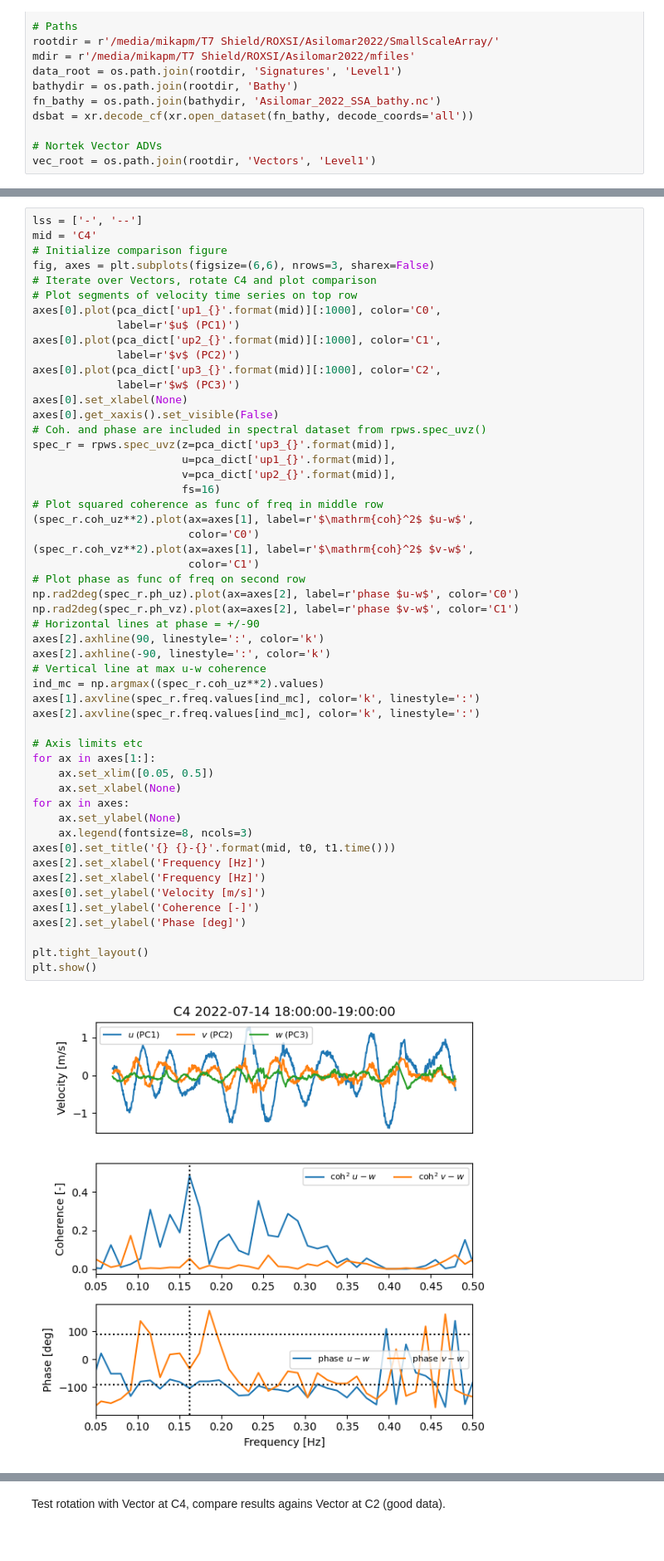
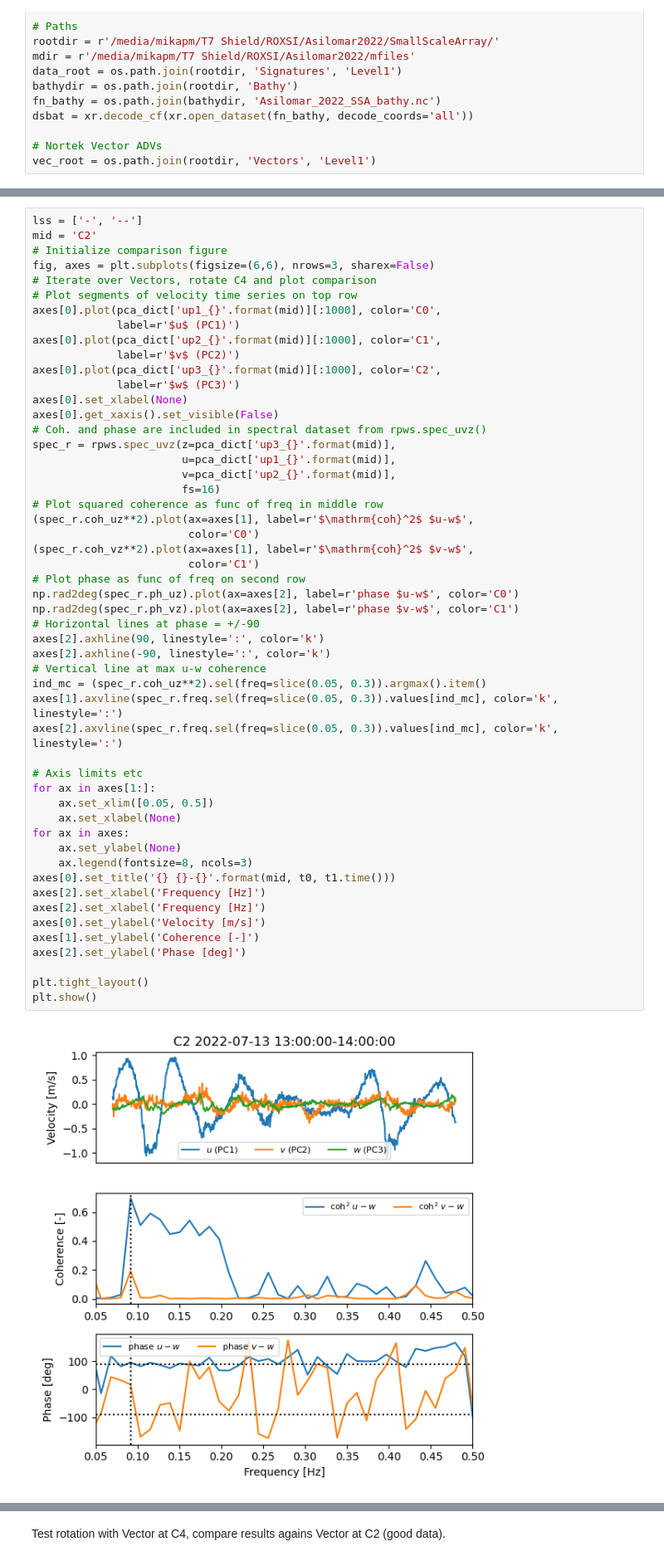
Before and after one commit to mikapm/pyROXSI, a Jupyter notebook: roxsi_pyfuns/notebooks/vector_rotate.ipynb, the cells around one changed output, grey strips where cells are left out. Shown at 83% size. Drawn from its saved outputs; the diff is of its cells as text.

```diff
--- a/roxsi_pyfuns/notebooks/vector_rotate.ipynb
+++ b/roxsi_pyfuns/notebooks/vector_rotate.ipynb
@@ -163,6 +241,6 @@ TypeError: ufunc 'rad2deg' not supported for the input types, and the inputs cou
 # %%
 lss = ['-', '--']
-mid = 'C4'
+mid = 'C2'
 # Initialize comparison figure
 fig, axes = plt.subplots(figsize=(6,6), nrows=3, sharex=False)
 # Iterate over Vectors, rotate C4 and plot comparison
@@ -183,34 +261,34 @@ spec_r = rpws.spec_uvz(z=pca_dict['up3_{}'.format(mid)],
 # Plot squared coherence as func of freq in middle row
 (spec_r.coh_uz**2).plot(ax=axes[1], label=r'$\mathrm{coh}^2$ $u-w$',
                         color='C0')
 (spec_r.coh_vz**2).plot(ax=axes[1], label=r'$\mathrm{coh}^2$ $v-w$',
                         color='C1')
 # Plot phase as func of freq on second row
 np.rad2deg(spec_r.ph_uz).plot(ax=axes[2], label=r'phase $u-w$', color='C0')
 np.rad2deg(spec_r.ph_vz).plot(ax=axes[2], label=r'phase $v-w$', color='C1')
 # Horizontal lines at phase = +/-90
 axes[2].axhline(90, linestyle=':', color='k')
 axes[2].axhline(-90, linestyle=':', color='k')
 # Vertical line at max u-w coherence
-ind_mc = np.argmax((spec_r.coh_uz**2).values)
-axes[1].axvline(spec_r.freq.values[ind_mc], color='k', linestyle=':')
-axes[2].axvline(spec_r.freq.values[ind_mc], color='k', linestyle=':')
+ind_mc = (spec_r.coh_uz**2).sel(freq=slice(0.05, 0.3)).argmax().item()
+axes[1].axvline(spec_r.freq.sel(freq=slice(0.05, 0.3)).values[ind_mc], color='k', linestyle=':')
+axes[2].axvline(spec_r.freq.sel(freq=slice(0.05, 0.3)).values[ind_mc], color='k', linestyle=':')
 
 # Axis limits etc
 for ax in axes[1:]:
     ax.set_xlim([0.05, 0.5])
     ax.set_xlabel(None)
 for ax in axes:
     ax.set_ylabel(None)
     ax.legend(fontsize=8, ncols=3)
 axes[0].set_title('{} {}-{}'.format(mid, t0, t1.time()))
 axes[2].set_xlabel('Frequency [Hz]')
 axes[2].set_xlabel('Frequency [Hz]')
 axes[0].set_ylabel('Velocity [m/s]')
 axes[1].set_ylabel('Coherence [-]')
 axes[2].set_ylabel('Phase [deg]')
 
 plt.tight_layout()
 plt.show()
 # %% [output]
-[figure, old version]
+[figure, new version]
```
Also changed, not shown: parts of 4 cells of this notebook, 4 other files.
